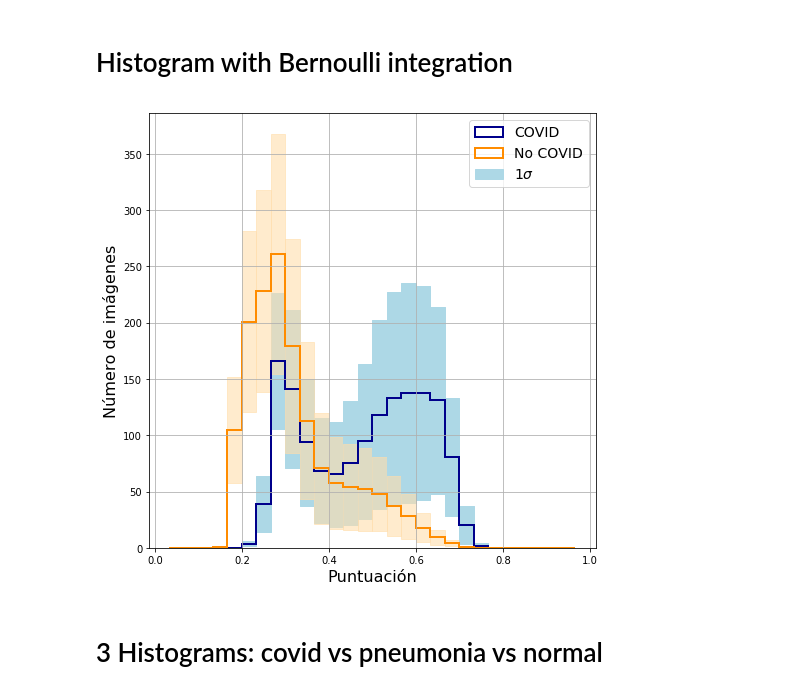
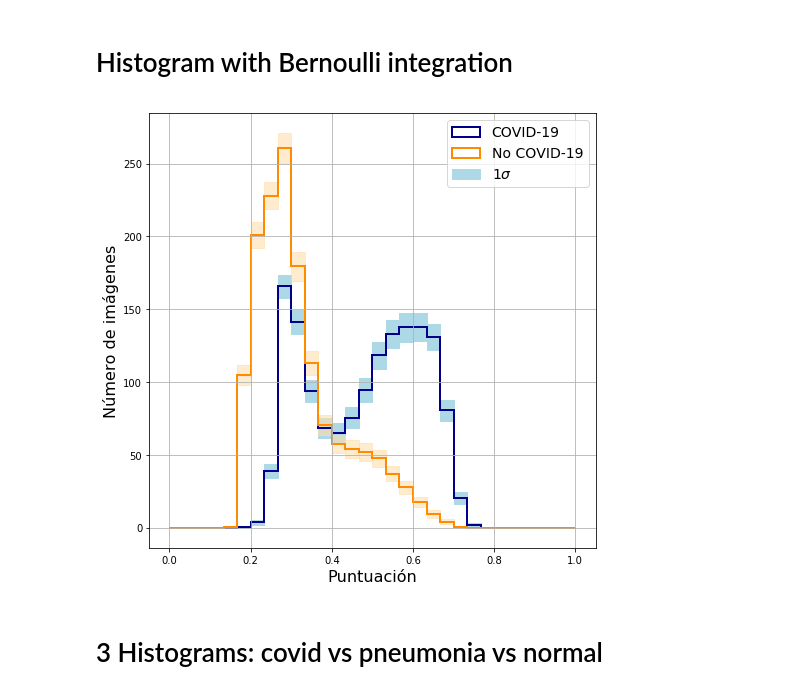
Before and after one commit to TsspGit/CodVid19_CIEMAT, a Jupyter notebook: Uncertainty_XGBoost_Analysis.ipynb, the cells around one changed output. Saved outputs shown, nothing was run; the diff lists cells and outputs as text; code cells hidden in the pictures.

Commit message:
variances corrected

```diff
--- a/Uncertainty_XGBoost_Analysis.ipynb
+++ b/Uncertainty_XGBoost_Analysis.ipynb
@@ -157,8 +157,8 @@ plt.show()
 # %%
 def integration(data, var, nbins):
     g = np.linspace(0, 1, nbins+1)
-    g[0] = -np.inf
-    g[-1] = np.inf
+    #g[0] = -np.inf
+    #g[-1] = np.inf
     sP = (len(data), nbins)
     output = np.zeros(sP)
     for i in range(len(data)):
@@ -171,23 +171,23 @@ _, P_nocovid = integration(nocovid, nocovid_variance, 30)
 # %%
 counts_covid= np.sum(P_covid, axis=0)
 counts_nocovid= np.sum(P_nocovid, axis=0)
-variance_covid = np.sum(np.multiply(P_covid, (1 - P_covid)), axis=0)
-variance_nocovid = np.sum(np.multiply(P_nocovid, (1 - P_nocovid)), axis=0)
+variance_covid = np.sqrt(np.sum(np.multiply(P_covid, (1 - P_covid)), axis=0))
+variance_nocovid = np.sqrt(np.sum(np.multiply(P_nocovid, (1 - P_nocovid)), axis=0))
 # %%
 fig4, ax4 = plt.subplots(figsize = (8,8))
 for i in range(counts_covid.shape[0]):
     ax4.fill_between(g[i:i+2], counts_covid[i] - variance_covid[i], counts_covid[i] + variance_covid[i], color='lightblue')
     ax4.fill_between(g[i:i+2], counts_nocovid[i] - variance_nocovid[i], counts_nocovid[i] + variance_nocovid[i],
                      color='navajowhite', alpha=0.6)
 ax4.hist(g[:-1], g, weights=counts_covid, histtype='step', color='darkblue', lw=2)
 ax4.hist(g[:-1], g, weights=counts_nocovid, histtype='step', color='darkorange', lw=2)
 ax4.set_ylabel("Número de imágenes", fontsize=16)
 ax4.set_xlabel("Puntuación", fontsize=16)
-plt.legend(['COVID', 'No COVID', '$1\sigma$'], fontsize=14)
+plt.legend(['COVID-19', 'No COVID-19', '$1\sigma$'], fontsize=14)
 plt.grid()
 fig4.savefig('Figures/histogram_Uncertainty_Integration_XGBr.png', dpi=200)
 # %% [output]
-[figure, old version]
+[figure, new version]
 # %% [markdown]
 # 3 Histograms: covid vs pneumonia vs normal
 # %%
```
Also changed, not shown: parts of 2 cells of this notebook, 2 other files.
